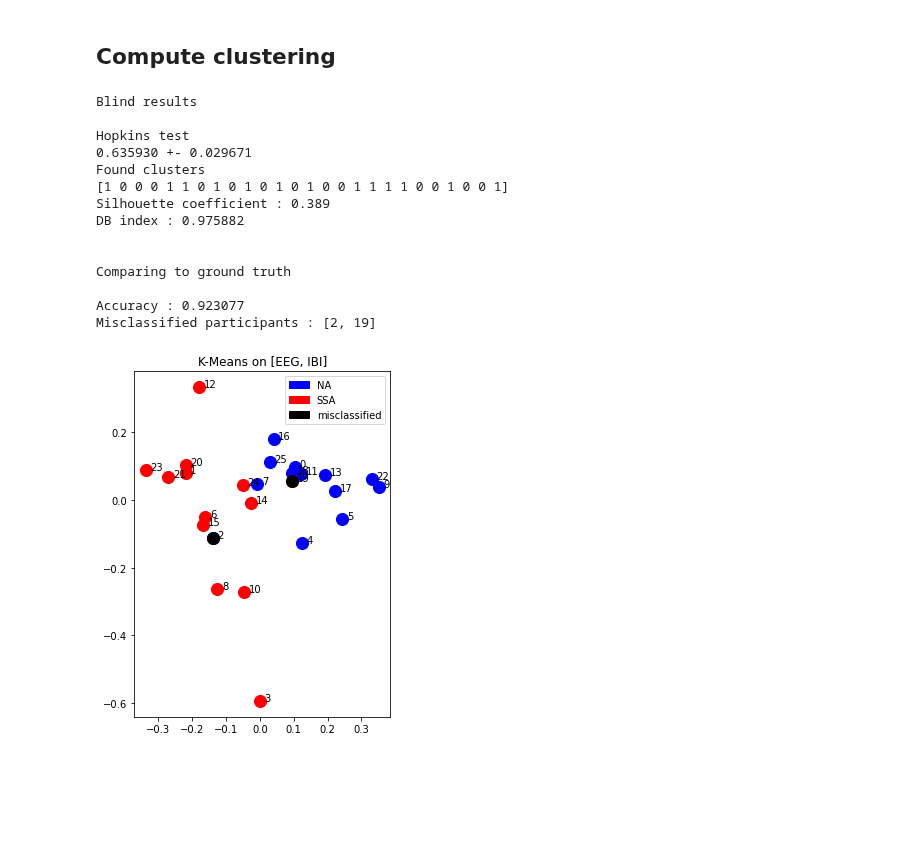
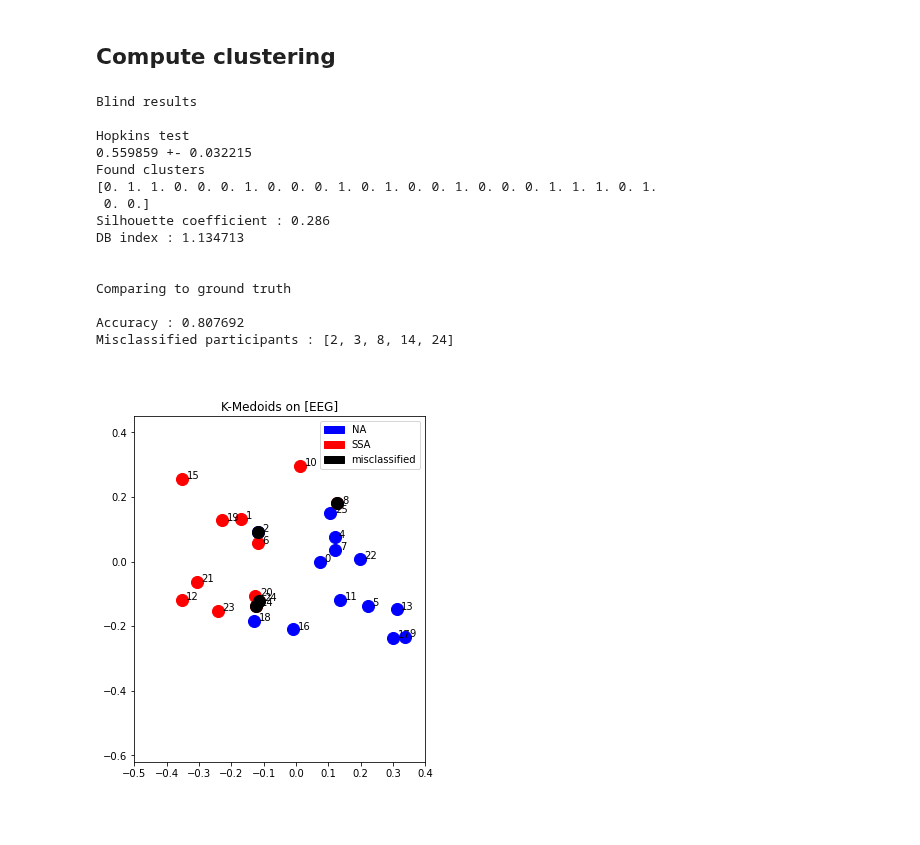
Before and after one commit to alexandremerasli/TFE, a Jupyter notebook: Final clustering.ipynb, the cells around one changed output. Cells and saved outputs as stored; diff of their text form; code cells hidden in the pictures; blank space fills up the shorter version.

```diff
--- a/Final clustering.ipynb
+++ b/Final clustering.ipynb
@@ -121,7 +166,7 @@ def computeAllDistanceMatrix(ISC_EEG,ISC_EDA,ISC_IBI):
     # Return distance matrices
     return distance_matrix_EEG, distance_matrix_EDA, distance_matrix_IBI, distance_matrix_corr_EEG, distance_matrix_corr_EDA, distance_matrix_corr_IBI
 # %%
-def computeMVMDSCoordinate(mat=['EEG','EDA','IBI','corrEEG','corrEDA','corrIBI']):
+def computeCoordinate(mat=['EEG','EDA','IBI','corrEEG','corrEDA','corrIBI']):
 
     # Compute all distance matrices
     distance_matrix_EEG, distance_matrix_EDA, distance_matrix_IBI, distance_matrix_corr_EEG, distance_matrix_corr_EDA, distance_matrix_corr_IBI = computeAllDistanceMatrix(ISC_EEG,ISC_EDA,ISC_IBI)
@@ -130,10 +175,13 @@ def computeMVMDSCoordinate(mat=['EEG','EDA','IBI','corrEEG','corrEDA','corrIBI']
     multiviewMat = []
     if ('EEG' in mat):
         multiviewMat.append(distance_matrix_EEG)
+        distance_matrix = distance_matrix_EEG
     if ('EDA' in mat):
         multiviewMat.append(distance_matrix_EDA)
+        distance_matrix = distance_matrix_EDA
     if ('IBI' in mat):
         multiviewMat.append(distance_matrix_IBI)
+        distance_matrix = distance_matrix_IBI
     if ('corrEEG' in mat):
         multiviewMat.append(distance_matrix_corr_EEG)
     if ('corrEDA' in mat):
@@ -141,8 +189,13 @@ def computeMVMDSCoordinate(mat=['EEG','EDA','IBI','corrEEG','corrEDA','corrIBI']
     if ('corrIBI' in mat):
         multiviewMat.append(distance_matrix_corr_IBI)
 
-    # Computing multiview mapping
-    points = mvmds(multiviewMat,len(mat)*[True],2)
+    # Compute mapping
+    embeddingDim = 2 # to have a 2D map
+
+    if len(mat)==1:
+        points = np.array(pcoa(distance_matrix, method='eigh', number_of_dimensions=embeddingDim).samples)
+    else:
+        points = mvmds(multiviewMat,len(mat)*[True],embeddingDim)
 
     return points
 # %% [markdown]
@@ -181,7 +234,7 @@ class Results():
     def applyMethod(self,method):
 
         # Mapping
-        points = computeMVMDSCoordinate(self.mat)
+        points = computeCoordinate(self.mat)
 
         # Clustering
         # if (meth.distance_matrix):
@@ -223,7 +276,10 @@ class Results():
             FP_FN = mpatches.Patch(color='black', label='misclassified')
             plt.legend(handles=[TP,TN,FP_FN])
             plt.title("%s on [%s]" % (self.algo, ", ".join(map(str, self.mat))))
-            plt.savefig('GT_%s.png' %self.mat,bbox_inches='tight')
+            axes = plt.gca()
+            axes.set_xlim([-0.5,0.4])
+            axes.set_ylim([-0.62,0.45])
+            plt.savefig(os.path.join('figures','GT_%s.png' %self.mat),bbox_inches='tight')
         else:
             # Scatter points
             ax.scatter(self.best_points[self.label==0,0],self.best_points[self.label==0,1],color='darkgreen',s=145)
@@ -234,7 +290,10 @@ class Results():
             group1 = mpatches.Patch(color='darkorange', label='Second group')
             plt.legend(handles=[group0,group1])
             plt.title("%s on [%s]" % (self.algo, ", ".join(map(str, self.mat))))
-            plt.savefig('clustering_%s.png' %self.mat,bbox_inches='tight')
+            axes = plt.gca()
+            axes.set_xlim([-0.5,0.4])
+            axes.set_ylim([-0.62,0.45])
+            plt.savefig(os.path.join('figures','clustering_%s.png' %self.mat),bbox_inches='tight')
 
 
     def dbScore(self):
@@ -288,7 +347,7 @@ class Results():
 # %%
 # Choose which matrix or matrices to study
 mat = ['EEG']
-mat = ['EEG','IBI']
+#mat = ['EDA','IBI']
 #mat = ['EEG','EDA','IBI']
 
 # Decide if compare to ground truth
@@ -299,45 +358,44 @@ trueDisplay = True
 
 # Choose clustering algorithm
 algo = 'K-Means'
-#algo = 'Spectral Clustering'
-#algo = 'K-Medoids'
-#algo = 'Hierarchical Clustering'
-
-from KMedoidsPaper import KMedoids
-from sklearn.cluster import AgglomerativeClustering
+algo = 'Spectral Clustering'
+algo = 'Hierarchical Clustering'
+algo = 'K-Medoids'
 # %%
 # Compute chosen clustering
 method_result = Results(mat=mat,algo=algo)
 if (algo == 'K-Means'):
     method = KMeans(n_clusters=2,n_init=100)
 elif (algo == 'Spectral Clustering'):
-    method = SpectralClustering(n_clusters=2)
+    method = SpectralClustering(n_clusters=2,n_init=1,gamma=1)
 elif (algo == 'K-Medoids'):
     method = KMedoids(n_clusters=2,tmax=1000)
 elif (algo == 'Hierarchical Clustering'):
     method = AgglomerativeClustering(n_clusters=2,linkage="ward")
 
 method_result.applyMethod(method)
 
 # Show results
 method_result.twoClustersMethodResult()
 method_result.showResultMap()
+#print(method_result.best_points)
 # %% [output]
 Blind results
 
 Hopkins test
-0.635930 +- 0.029671
+0.559859 +- 0.032215
 Found clusters
-[1 0 0 0 1 1 0 1 0 1 0 1 0 1 0 0 1 1 1 1 0 0 1 0 0 1]
-Silhouette coefficient : 0.389
-DB index : 0.975882
+[0. 1. 1. 0. 0. 0. 1. 0. 0. 0. 1. 0. 1. 0. 0. 1. 0. 0. 0. 1. 1. 1. 0. 1.
+ 0. 0.]
+Silhouette coefficient : 0.286
+DB index : 1.134713
 
 
 Comparing to ground truth
 
-Accuracy : 0.923077
-Misclassified participants : [2, 19]
+Accuracy : 0.807692
+Misclassified participants : [2, 3, 8, 14, 24]
-[figure, old version]
+[figure, new version]
 # %% [markdown]
 #
 
```
Also changed, not shown: parts of 4 cells of this notebook, 1 other file.
